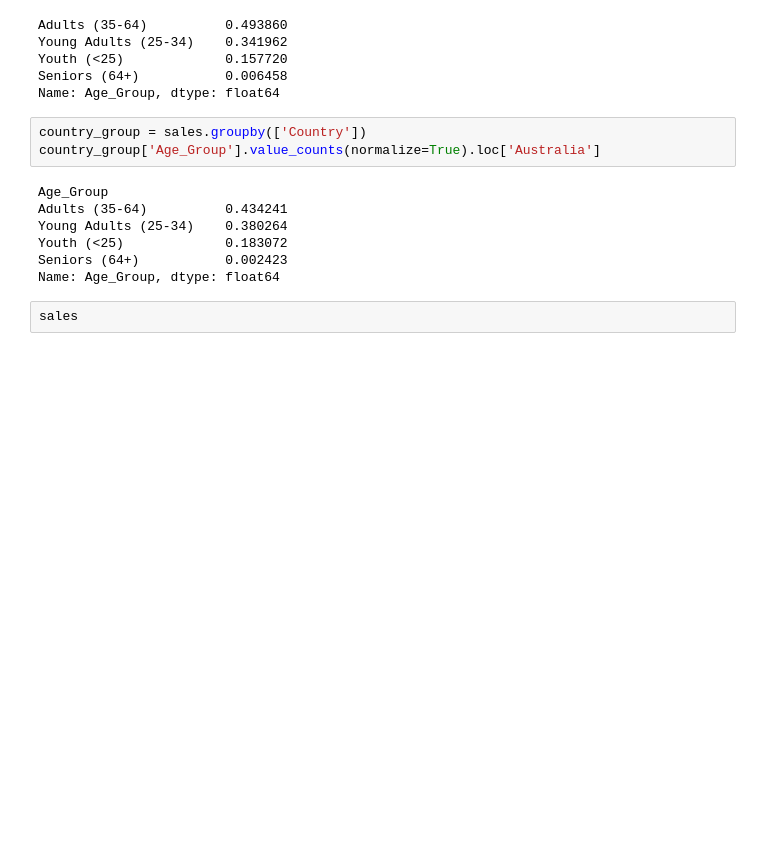
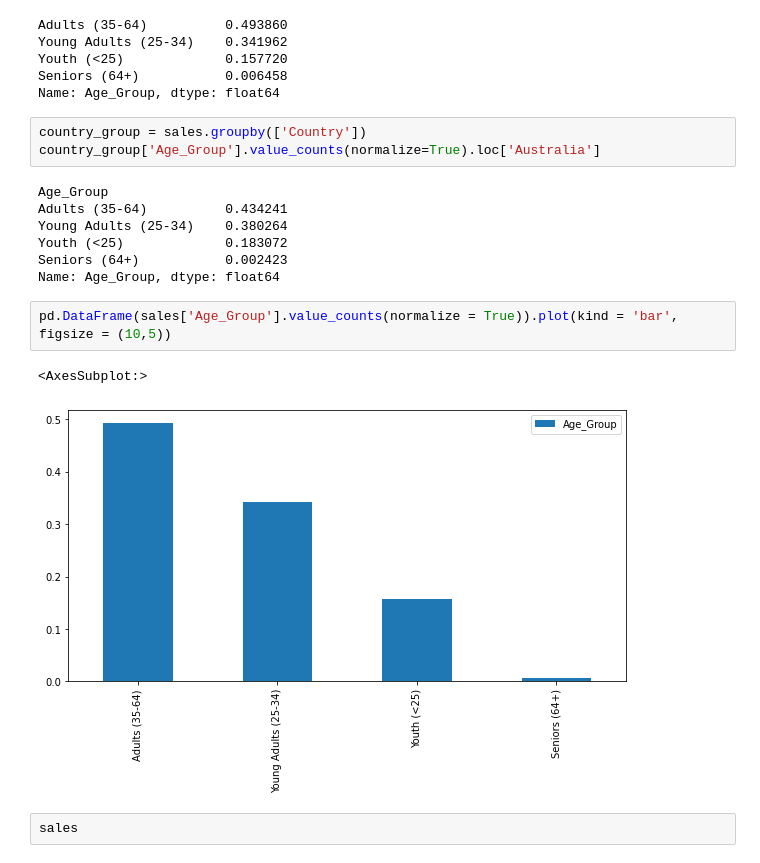
Before and after one commit to dcaley5005/Python_Cheat_Sheet, a Jupyter notebook: Data_Transformation/data_transformation.ipynb, the cells around one changed output. Drawn from its saved outputs; the diff is of its cells as text; blank space fills up the shorter version.

```diff
--- a/Data_Transformation/data_transformation.ipynb
+++ b/Data_Transformation/data_transformation.ipynb
@@ -444,6 +447,11 @@ Young Adults (25-34)    0.380264
 Youth (<25)             0.183072
 Seniors (64+)           0.002423
 Name: Age_Group, dtype: float64
+# %%
+pd.DataFrame(sales['Age_Group'].value_counts(normalize = True)).plot(kind = 'bar', figsize = (10,5))
+# %% [output]
+<AxesSubplot:>
+[figure, added]
 # %%
 sales
 # %% [output]
```
Also changed, not shown: parts of 30 cells of this notebook, 23 other files.
